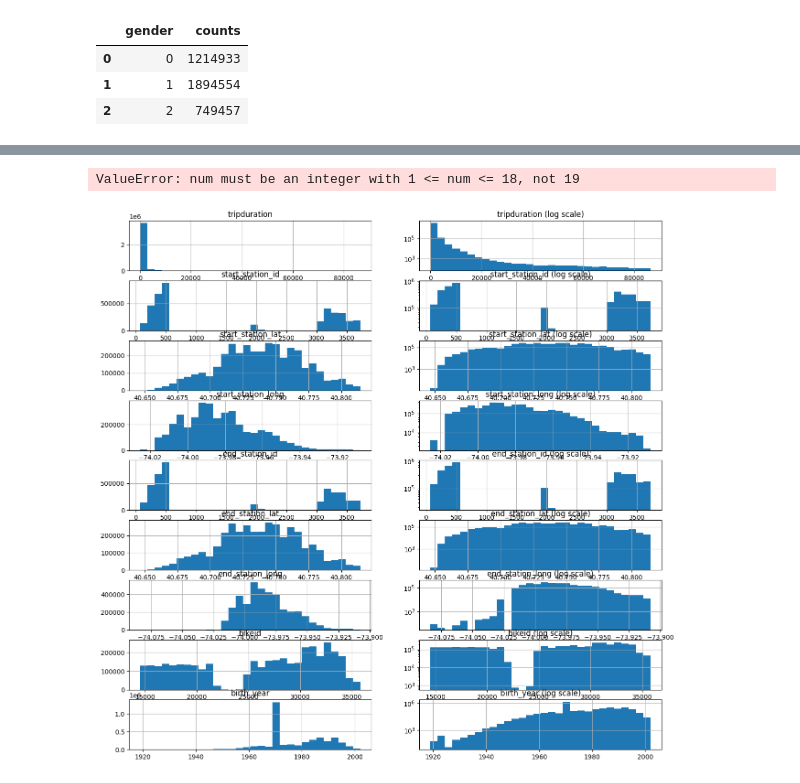
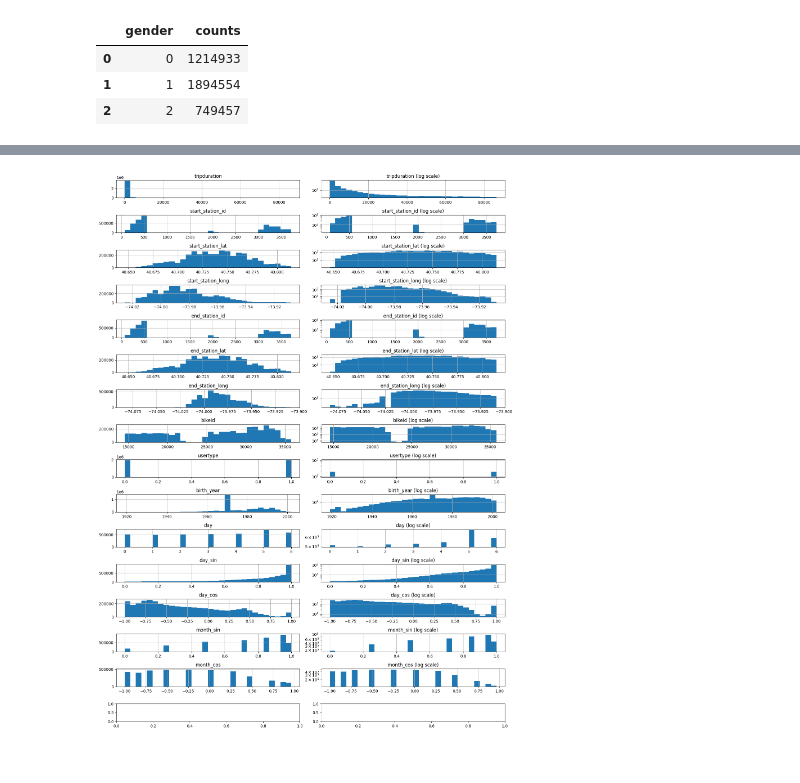
Before and after one commit to paulrohde675/axa_city_bike, a Jupyter notebook: explore_data.ipynb, the cells around one changed output, grey strips where cells are left out. Drawn from its saved outputs; the diff is of its cells as text; code cells hidden in the pictures.

```diff
--- a/explore_data.ipynb
+++ b/explore_data.ipynb
@@ -104,23 +108,22 @@ df.groupby(['usertype', 'gender']).size().reset_index(name='counts')
 # %%
 
 # plot values to identify outliers
-fig, axes = plt.subplots(nrows=12, ncols=2, figsize=(15,15))
+fig, axes = plt.subplots(nrows=16, ncols=2, figsize=(15,20))
 
 i = 1
 for col in df.columns:
     if (df[col].dtype == np.float64 or df[col].dtype == np.int64 or df[col].dtype == np.int32) and col != 'gender':
-        ax = plt.subplot(12, 2, i)
+        ax = plt.subplot(16, 2, i)
         df[col].hist(bins=30)
         ax.set_title(col)
         i += 1
-        ax = plt.subplot(12, 2, i)
+        ax = plt.subplot(16, 2, i)
         df[col].hist(bins=30)
         ax.set_title(col+" (log scale)")
         ax.set_yscale('log')
         i += 1
 
 fig.tight_layout()
 plt.show()
 # %% [output]
-ValueError: num must be an integer with 1 <= num <= 18, not 19
-[figure, old version]
+[figure, new version]
```
Also changed, not shown: parts of 4 cells of this notebook, 2 other files.
